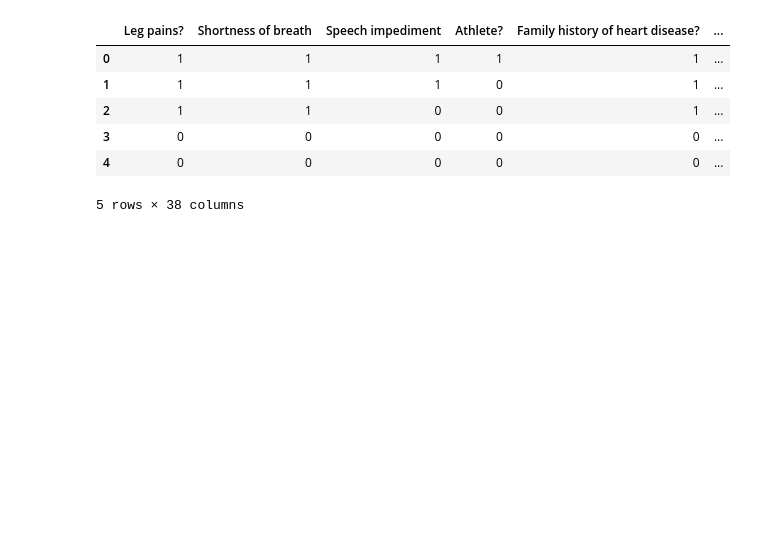
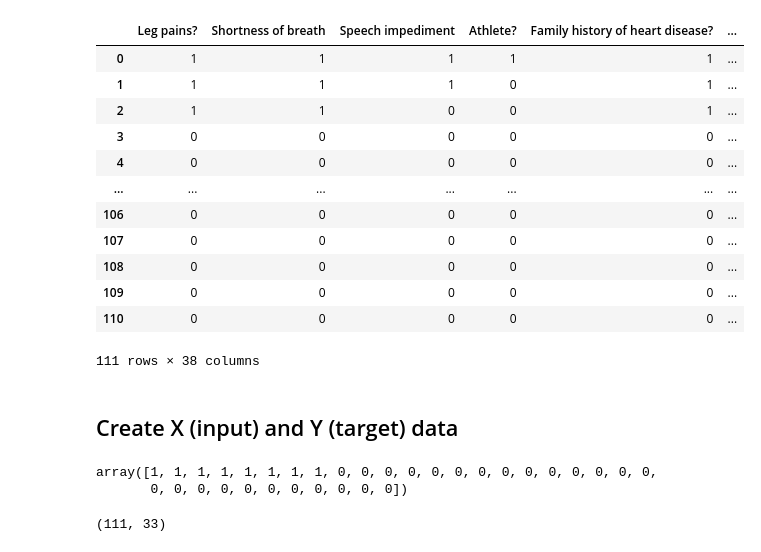
Before and after one commit to codingjavi/Happy-Health-Data, a Jupyter notebook: Train-model.ipynb, the cells around one changed output. Cells and saved outputs as stored; diff of their text form; code cells hidden in the pictures; blank space fills up the shorter version.

```diff
--- a/Train-model.ipynb
+++ b/Train-model.ipynb
@@ -3,12 +7,20 @@ import pandas as pd
 # %%
 df = pd.read_csv('Training-Data.csv')
 # %%
-df.head()
+df
 # %% [output]
 |  | Leg pains? | Shortness of breath | Speech impediment | Athlete? | Family history of heart disease? | ... |
 | 0 | 1 | 1 | 1 | 1 | 1 | ... |
 | 1 | 1 | 1 | 1 | 0 | 1 | ... |
 | 2 | 1 | 1 | 0 | 0 | 1 | ... |
 | 3 | 0 | 0 | 0 | 0 | 0 | ... |
 | 4 | 0 | 0 | 0 | 0 | 0 | ... |
+| ... | ... | ... | ... | ... | ... | ... |
+| 106 | 0 | 0 | 0 | 0 | 0 | ... |
+| 107 | 0 | 0 | 0 | 0 | 0 | ... |
+| 108 | 0 | 0 | 0 | 0 | 0 | ... |
+| 109 | 0 | 0 | 0 | 0 | 0 | ... |
+| 110 | 0 | 0 | 0 | 0 | 0 | ... |
-5 rows × 38 columns
+111 rows × 38 columns
+# %% [markdown]
+## Create X (input) and Y (target) data
@@ -14,0 +32,9 @@ df.head()
+# %%
+X[0]
+# %% [output]
+array([1, 1, 1, 1, 1, 1, 1, 1, 0, 0, 0, 0, 0, 0, 0, 0, 0, 0, 0, 0, 0, 0,
+       0, 0, 0, 0, 0, 0, 0, 0, 0, 0, 0])
+# %%
+X.shape
+# %% [output]
+(111, 33)
```
Also changed, not shown: parts of 13 cells of this notebook.
